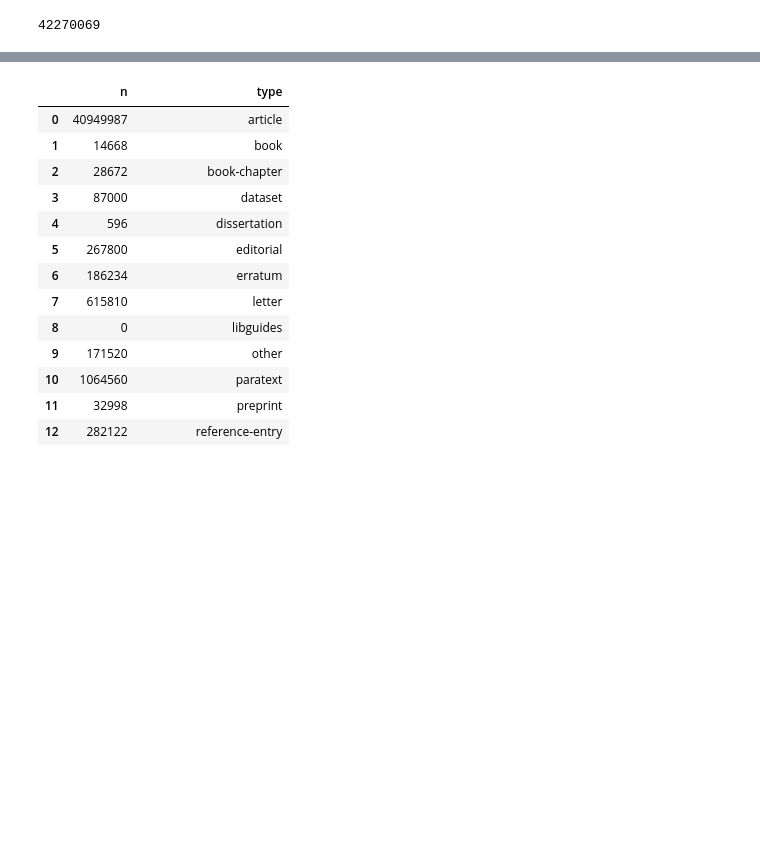
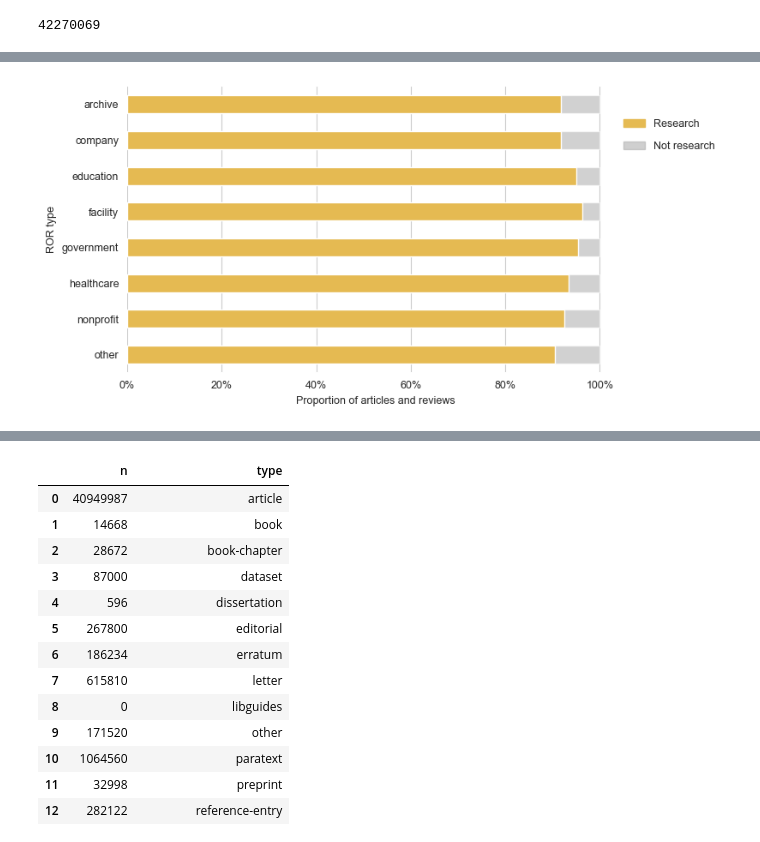
Before and after one commit to naustica/openalex_doctypes, a Jupyter notebook: classifier/paper/review_classifier_paper.ipynb, the cells around one changed output, grey strips where cells are left out. Drawn from its saved outputs; the diff is of its cells as text; code cells hidden in the pictures; blank space fills up the shorter version.

```diff
--- a/classifier/paper/review_classifier_paper.ipynb
+++ b/classifier/paper/review_classifier_paper.ipynb
@@ -264,0 +299,6 @@ oal_topic.n.sum()
+# %%
+oal_institutions_all = oal_institutions.groupby(['type'])['n'].sum().reset_index()
+oal_institutions_all.rename(columns={'n': 'all_n'}, inplace=True)
+# %%
+oal_institutions_plot = pd.merge(oal_institutions, oal_institutions_all, on='type')
+oal_institutions_plot['prop'] = oal_institutions_plot.n / oal_institutions_plot.all_n
@@ -264,0 +345,40 @@ oal_topic.n.sum()
+# %%
+fig, ax = plt.subplots(figsize=(7,4))
+plt.box(False)
+
+sns.barplot(data=oal_institutions,
+            x=[1] * len(oal_institutions_plot),
+            y='type',
+            alpha=0.6,
+            color='#b3b3b3a0',
+            order=['archive', 'company', 'education', 'facility', 'government', 'healthcare', 'nonprofit', 'other'],
+            width=0.5,
+            saturation=1,
+            errorbar=None)
+
+sns.barplot(data=oal_institutions_plot[oal_institutions_plot.is_research == True],
+            x='prop',
+            y='type',
+            alpha=1,
+            color='#E5BA52',
+            order=['archive', 'company', 'education', 'facility', 'government', 'healthcare', 'nonprofit', 'other'],
+            width=0.5,
+            saturation=1,
+            errorbar=None)
+
+ax.xaxis.set_major_formatter(mtick.PercentFormatter(1.0))
+
+ax.set(xlabel='Proportion of articles and reviews', ylabel='ROR type')
+
+research_patch = mpatches.Patch(color='#E5BA52', label='Research')
+not_research_patch = mpatches.Patch(color='#b3b3b3a0', label='Not research')
+
+lgd = fig.legend(handles=[research_patch, not_research_patch], frameon=False,
+                 bbox_to_anchor=(1.15, 0.9), labelspacing=1.1)
+
+plt.tight_layout()
+
+plt.show()
+fig.savefig(f'media/institutions_prop_paper.png', format='png', bbox_inches='tight', dpi=500)
+# %% [output]
+[figure, added]
```
Also changed, not shown: parts of 7 cells of this notebook, 4 other files.
